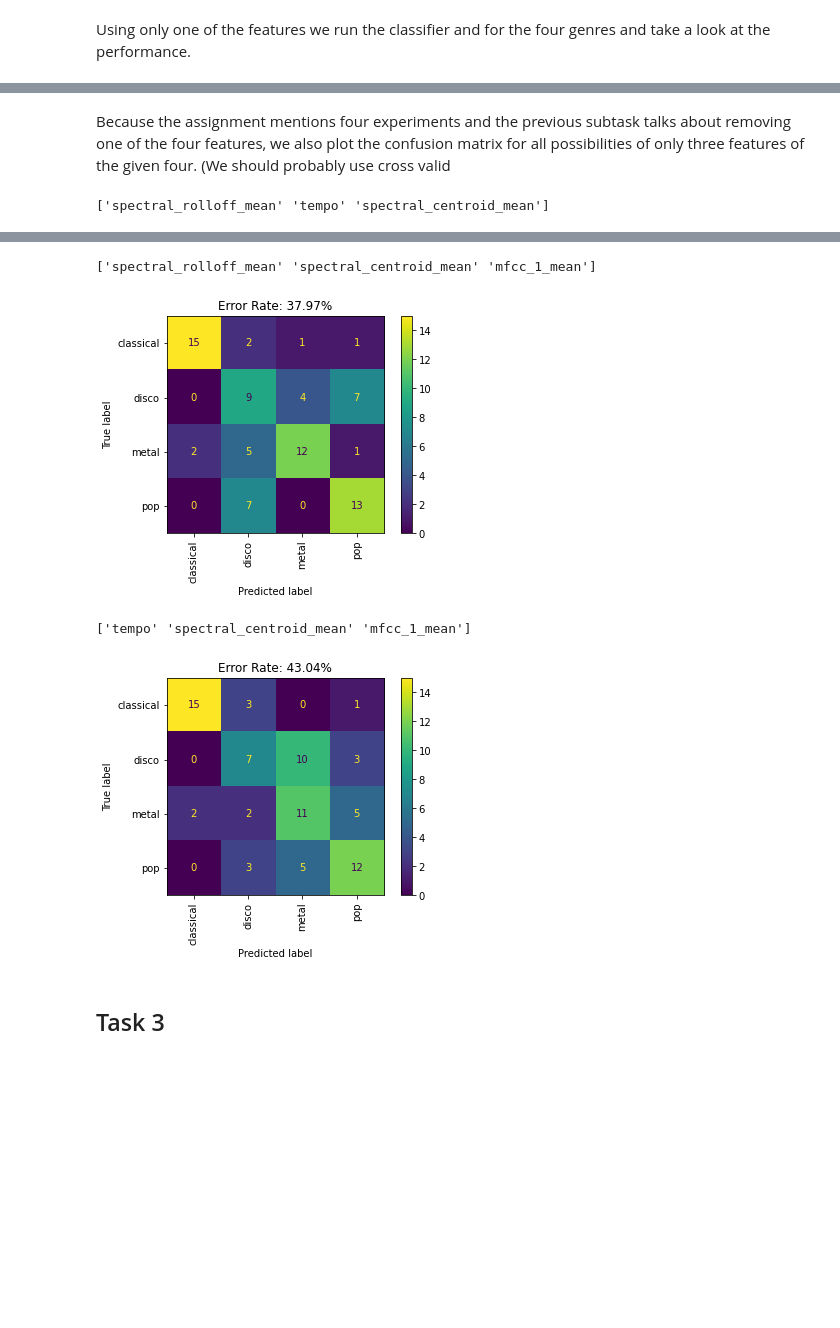
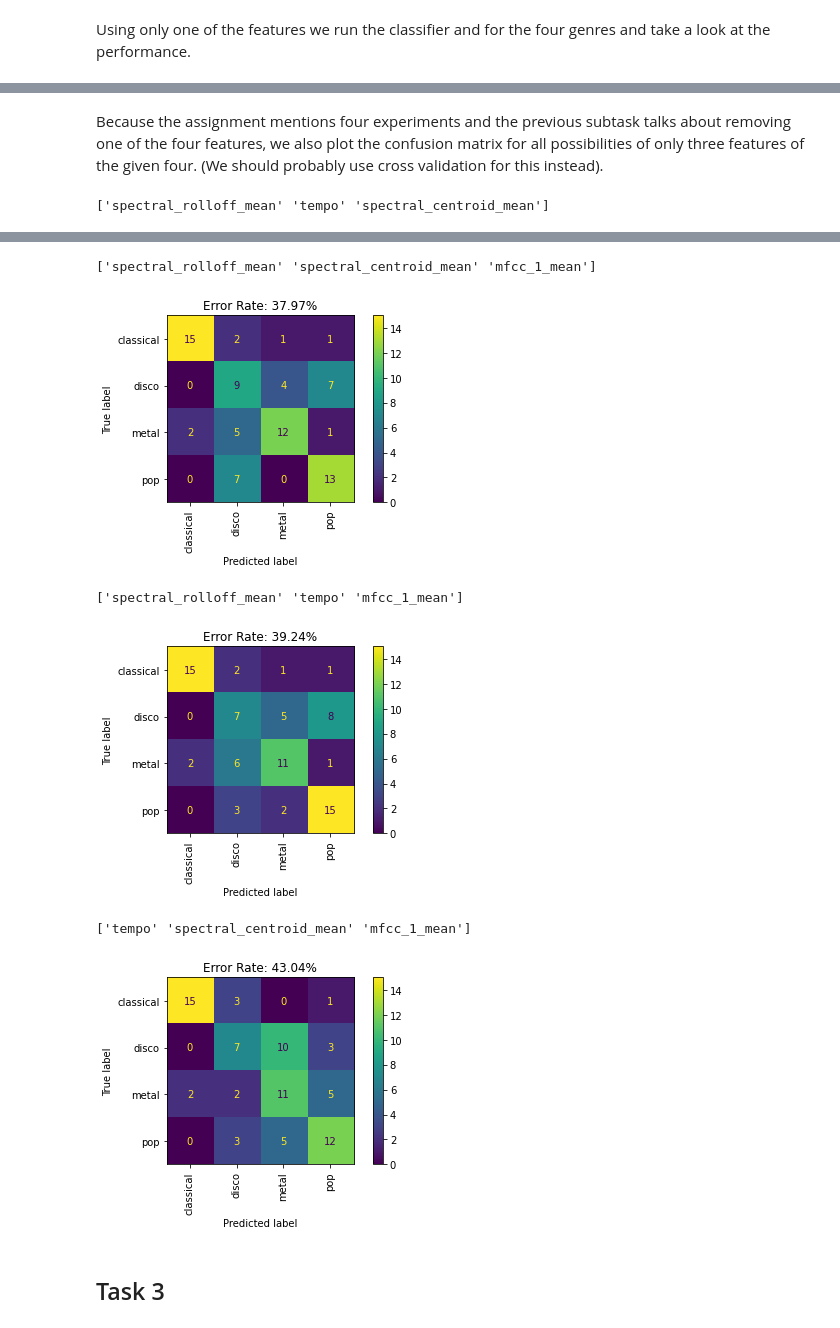
Before and after one commit to nicbres/ttt4275-music-classification, a Jupyter notebook: run.ipynb, the cells around one changed output, grey strips where cells are left out. Cells and saved outputs as stored; diff of their text form; code cells hidden in the pictures; blank space fills up the shorter version.

Commit message:
Update notebook with new plots

```diff
--- a/run.ipynb
+++ b/run.ipynb
@@ -208,9 +207,10 @@ mfcc_1_mean
 # %% [markdown]
-Because the assignment mentions four experiments and the previous subtask talks about removing one of the four features, we also plot the confusion matrix for all possibilities of only three features of the given four. (We should probably use cross valid
+Because the assignment mentions four experiments and the previous subtask talks about removing one of the four features, we also plot the confusion matrix for all possibilities of only three features of the given four. (We should probably use cross validation for this instead).
 # %%
 combinations = [
     [0,1,2],
     [0,2,3],
+    [0,1,3],
     [1,2,3],
 ]
 
@@ -233,7 +233,9 @@ for combo in combinations:
 ['spectral_rolloff_mean' 'spectral_centroid_mean' 'mfcc_1_mean']
-[figure, old version]
+[figure, new version]
-['tempo' 'spectral_centroid_mean' 'mfcc_1_mean']
+['spectral_rolloff_mean' 'tempo' 'mfcc_1_mean']
-[figure, old version]
+[figure, new version]
+['tempo' 'spectral_centroid_mean' 'mfcc_1_mean']
+[figure, added]
 # %% [markdown]
 ## Task 3
 # %%
```
Also changed, not shown: parts of 11 cells of this notebook.
